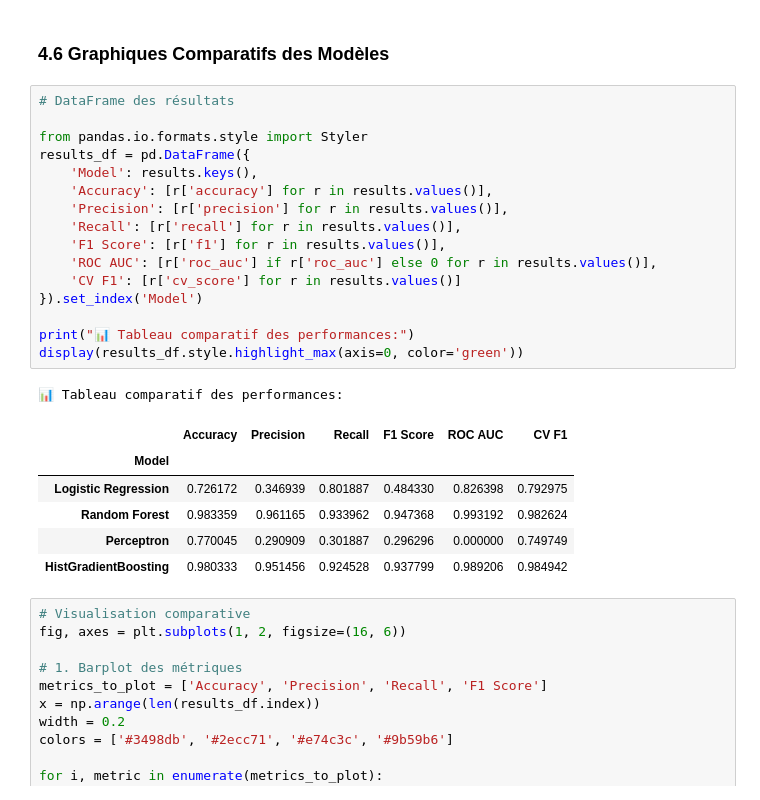
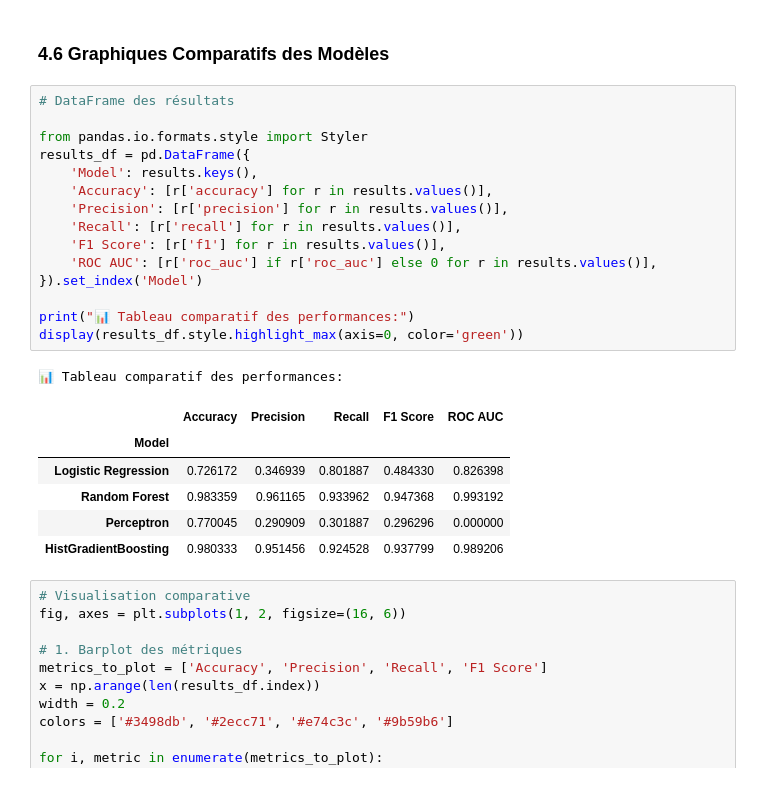
Before and after one commit to parzizou/projet_ML, a Jupyter notebook: Projet.ipynb, the cells around one changed output. Saved outputs shown, nothing was run; the diff lists cells and outputs as text.

```diff
--- a/Projet.ipynb
+++ b/Projet.ipynb
@@ -981,27 +968,26 @@ print("✅ Tuning terminé!")
 # %%
 # DataFrame des résultats
 
 from pandas.io.formats.style import Styler
 results_df = pd.DataFrame({
     'Model': results.keys(),
     'Accuracy': [r['accuracy'] for r in results.values()],
     'Precision': [r['precision'] for r in results.values()],
     'Recall': [r['recall'] for r in results.values()],
     'F1 Score': [r['f1'] for r in results.values()],
     'ROC AUC': [r['roc_auc'] if r['roc_auc'] else 0 for r in results.values()],
-    'CV F1': [r['cv_score'] for r in results.values()]
 }).set_index('Model')
 
 print("📊 Tableau comparatif des performances:")
 display(results_df.style.highlight_max(axis=0, color='green'))
 # %% [output]
 📊 Tableau comparatif des performances:
-|  | Accuracy | Precision | Recall | F1 Score | ROC AUC | CV F1 |
-| Model |  |  |  |  |  |  |
-| Logistic Regression | 0.726172 | 0.346939 | 0.801887 | 0.484330 | 0.826398 | 0.792975 |
-| Random Forest | 0.983359 | 0.961165 | 0.933962 | 0.947368 | 0.993192 | 0.982624 |
-| Perceptron | 0.770045 | 0.290909 | 0.301887 | 0.296296 | 0.000000 | 0.749749 |
-| HistGradientBoosting | 0.980333 | 0.951456 | 0.924528 | 0.937799 | 0.989206 | 0.984942 |
+|  | Accuracy | Precision | Recall | F1 Score | ROC AUC |
+| Model |  |  |  |  |  |
+| Logistic Regression | 0.726172 | 0.346939 | 0.801887 | 0.484330 | 0.826398 |
+| Random Forest | 0.983359 | 0.961165 | 0.933962 | 0.947368 | 0.993192 |
+| Perceptron | 0.770045 | 0.290909 | 0.301887 | 0.296296 | 0.000000 |
+| HistGradientBoosting | 0.980333 | 0.951456 | 0.924528 | 0.937799 | 0.989206 |
 # %%
 # Visualisation comparative
 fig, axes = plt.subplots(1, 2, figsize=(16, 6))
```
Also changed, not shown: parts of 11 cells of this notebook, 4 other files.
